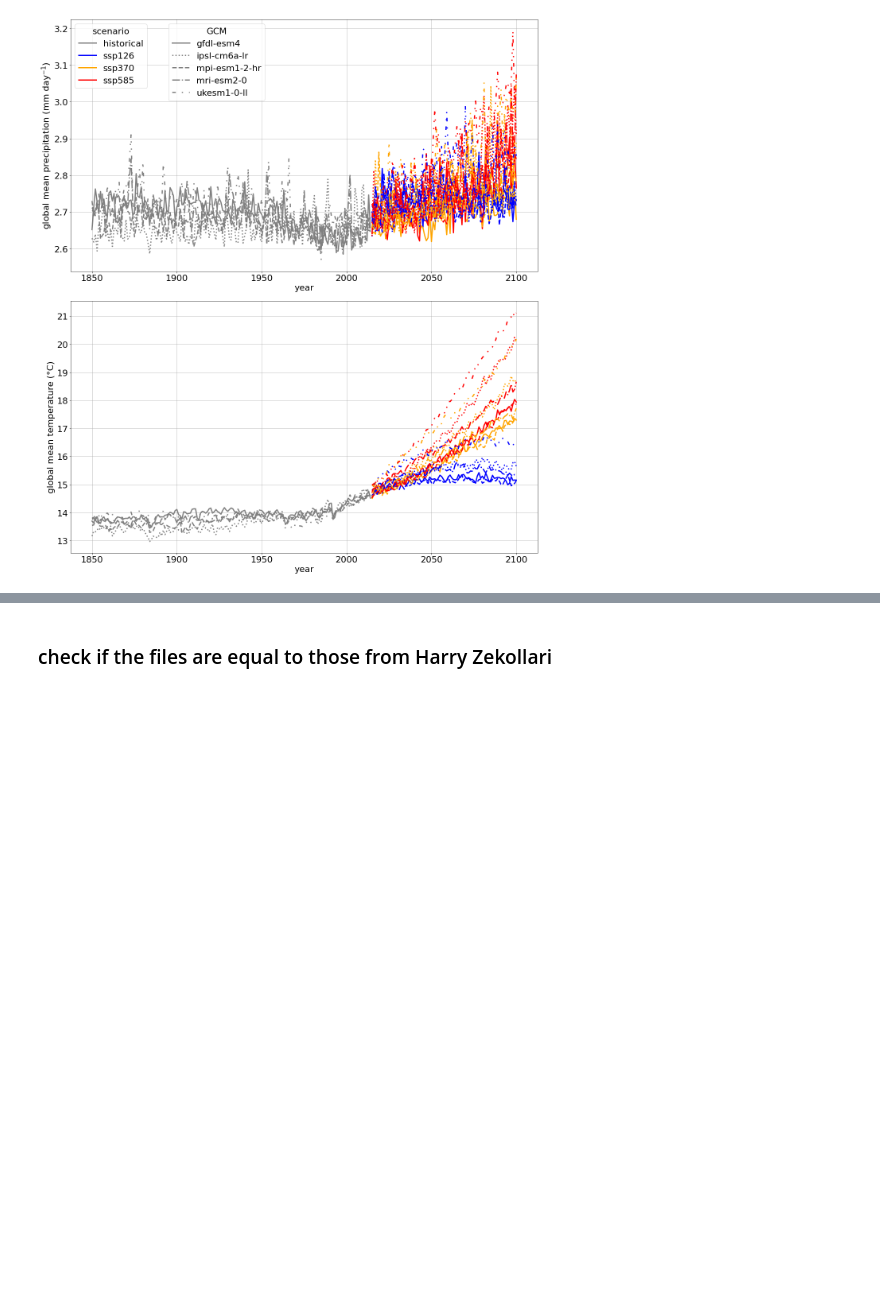
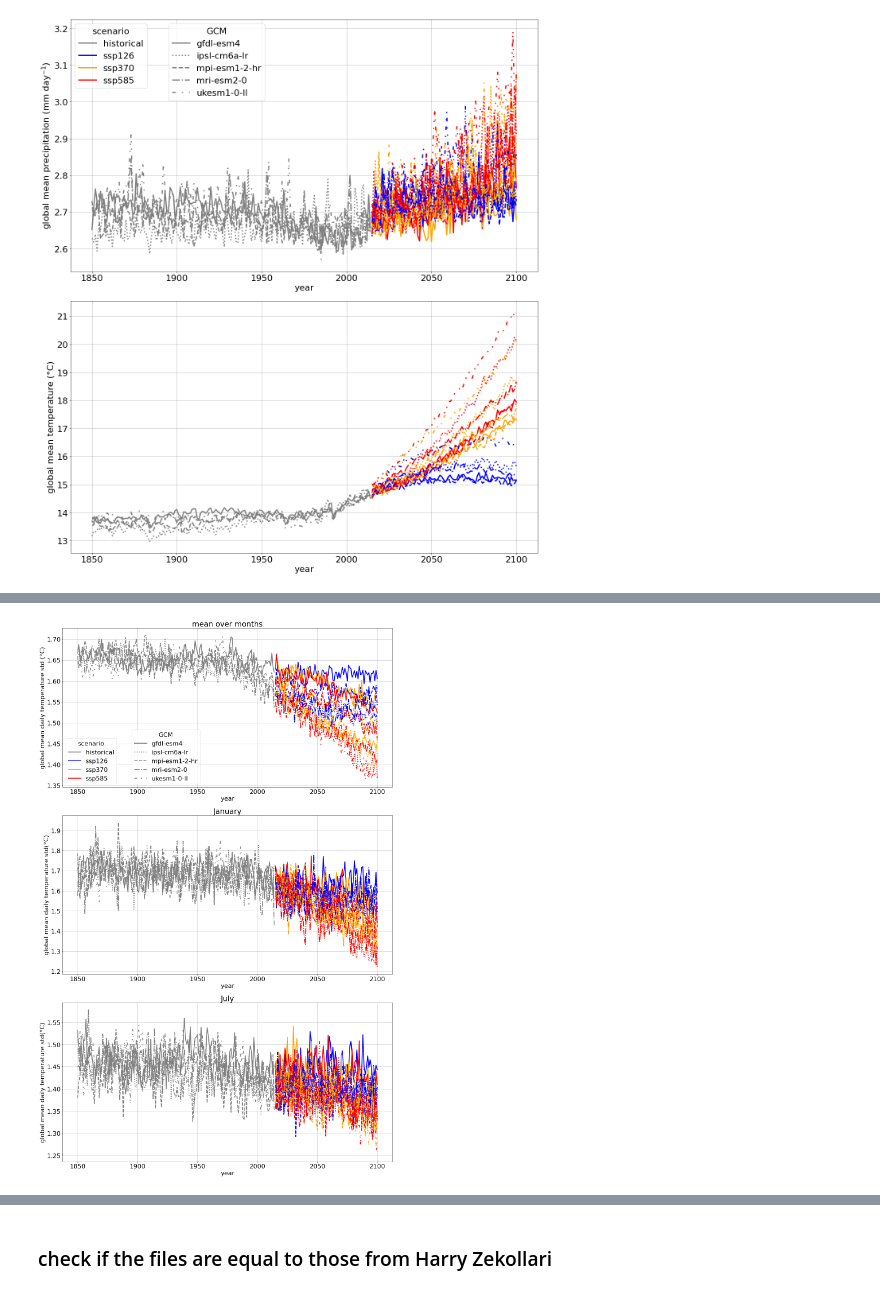
Before and after one commit to GlacierMIP/GlacierMIP3, a Jupyter notebook: isimip3b_postprocess_to_monthly.ipynb, the cells around one changed output, grey strips where cells are left out. Cells and saved outputs as stored; diff of their text form; code cells hidden in the pictures; blank space fills up the shorter version.

Commit message:
daily temp. std plot + literature research, climate change on glacier level

```diff
--- a/isimip3b_postprocess_to_monthly.ipynb
+++ b/isimip3b_postprocess_to_monthly.ipynb
@@ -203,0 +268,51 @@ plt.savefig('isimip3b/plot_global_mean_time_series_test.pdf');
+# %%
+plt.rcParams.update({'font.size': 22})
+#
+fig, (ax1, ax2, ax3) = plt.subplots(3, 1, figsize=(18,28))
+#fig, (ax1) = plt.subplots(1, 1, figsize=(18,10))
+
+lss = ['-',':', '--', '-.', (0, (3, 5, 1, 5, 1, 5))]
+for gcm, ls in zip(gcms,lss):
+    # visual test:
+    for scenario, c in zip(scenarios, ['grey', 'blue', 'orange', 'red']):
+        if scenario == 'historical':
+            yr = np.arange(1850, 2015)
+        else:
+            yr = np.arange(2015, 2101)
+        #ax1 = plt.subplot(3,1,1)
+        ax1.plot(yr, dict_global_tas_std_mean['{}_{}'.format(gcm, scenario)],
+                 label = '{}'.format(scenario), color = c, ls =ls, lw=3)
+        ax1.set_ylabel(r'global mean daily temperature std (°C)')
+        ax1.set_xlabel('year')
+        ax1.set_title('mean over months')
+        if ls == '-':
+            legend1 = ax1.legend(loc=3, title = 'scenario')
+        #ax2 = plt.subplot(3,1,2)
+        ax2.plot(yr, dict_global_tas_std_mean_1['{}_{}'.format(gcm, scenario)],
+                 label = '{}'.format(scenario), color = c, ls =ls, lw=3)
+        ax2.set_ylabel(r'global mean daily temperature std(°C)')
+        ax2.set_title('January')
+        ax2.set_xlabel('year')
+        #####
+        #ax3 = plt.subplot(3,1,3)
+        ax3.plot(yr, dict_global_tas_std_mean_7['{}_{}'.format(gcm, scenario)],
+                 label = '{}'.format(scenario), color = c, ls =ls, lw=3)
+        ax3.set_ylabel(r'global mean daily temperature std(°C)')
+        ax3.set_title('July')
+        ax3.set_xlabel('year')
+        #ax2.plot(yr, dict_global_tas_mean['{}_{}'.format(gcm, scenario)],
+        #        label = '{}_{}'.format(gcm, scenario), color = c, ls = ls, lw=3)
+        #ax2.set_ylabel('global mean temperature (°C)')
+        #ax2.set_xlabel('year')
+lines = ax1.get_lines()
+legend2 = ax1.legend(lines[::4], gcms , loc=3, bbox_to_anchor=(0.2,0), title='GCM')
+ax1.add_artist(legend1)
+plt.tight_layout()
+ax1.grid()
+ax2.grid()
+ax3.grid()
+
+
+plt.savefig('plots_isimip3b_analysis/plot_isimip3b_global_mean_time_series_temp_std.pdf');
+# %% [output]
+[figure, added]
```
Also changed, not shown: parts of 6 cells of this notebook, 8 other files.
